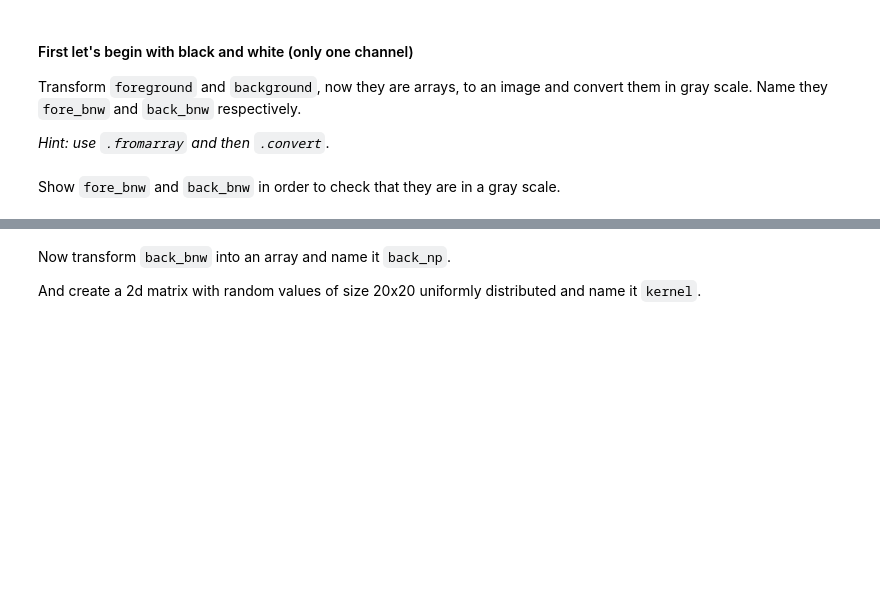
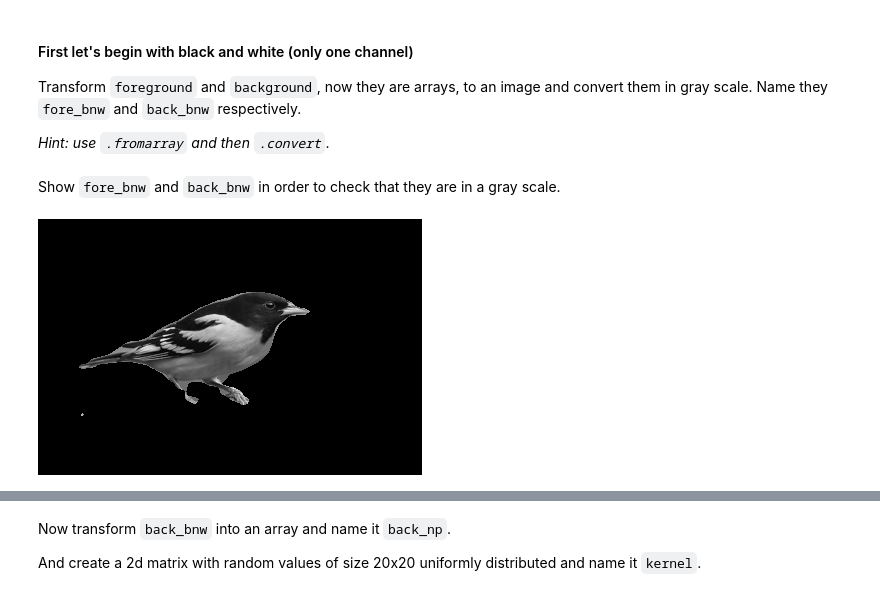
Before and after one commit to blancalluch/ImageSegmentation, a Jupyter notebook: main.ipynb, the cells around one changed output, grey strips where cells are left out. Drawn from its saved outputs; the diff is of its cells as text; code cells hidden in the pictures; blank space fills up the shorter version.

```diff
--- a/main.ipynb
+++ b/main.ipynb
@@ -86,7 +118,16 @@ Transform `foreground` and `background`, now they are arrays, to an image and co
 *Hint: use `.fromarray` and then `.convert`*.
 # %%
 # Your code here
+fore_bnw = Image.fromarray(foreground)
+back_bnw = Image.fromarray(background)
+# %%
+fore_bnw = fore_bnw.convert("L")
+back_bnw = back_bnw.convert("L")
 # %% [markdown]
 Show `fore_bnw` and `back_bnw` in order to check that they are in a gray scale.
+# %%
+fore_bnw
+# %% [output]
+[figure, added]
 # %%
 # Your code here
```
Also changed, not shown: parts of 28 cells of this notebook.
